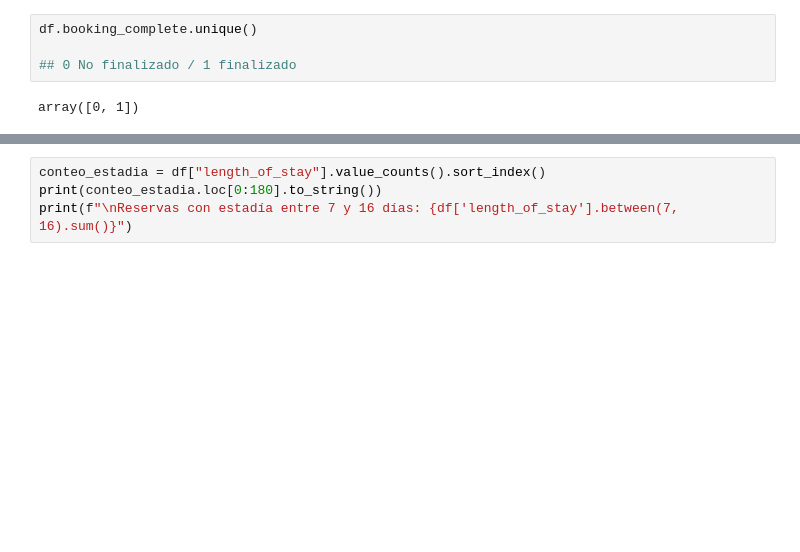
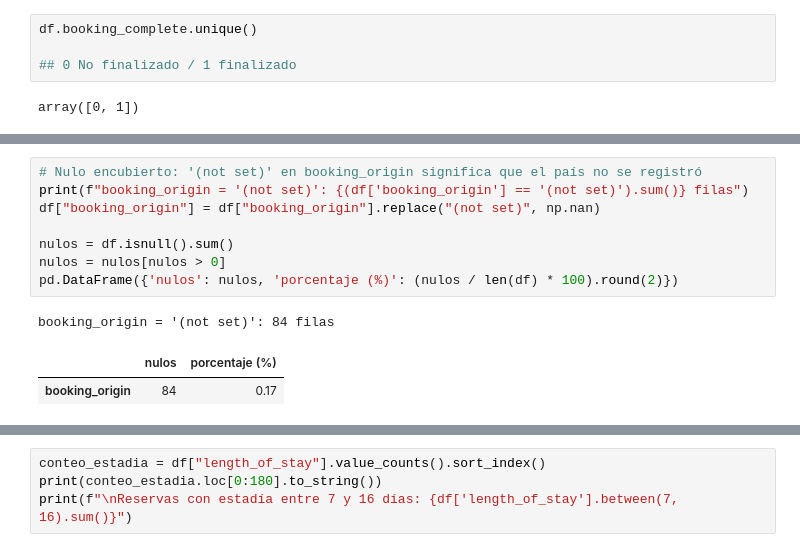
Before and after one commit to federicopintosr/diplomatura-tp-1, a Jupyter notebook: tp1/tp1.ipynb, the cells around one changed output, grey strips where cells are left out. Cells and saved outputs as stored; diff of their text form; blank space fills up the shorter version.

```diff
--- a/tp1/tp1.ipynb
+++ b/tp1/tp1.ipynb
@@ -196,0 +160,12 @@ Name: length_of_stay, dtype: float64
+# %%
+# Nulo encubierto: '(not set)' en booking_origin significa que el país no se registró
+print(f"booking_origin = '(not set)': {(df['booking_origin'] == '(not set)').sum()} filas")
+df["booking_origin"] = df["booking_origin"].replace("(not set)", np.nan)
+
+nulos = df.isnull().sum()
+nulos = nulos[nulos > 0]
+pd.DataFrame({'nulos': nulos, 'porcentaje (%)': (nulos / len(df) * 100).round(2)})
+# %% [output]
+booking_origin = '(not set)': 84 filas
+|  | nulos | porcentaje (%) |
+| booking_origin | 84 | 0.17 |
```
Also changed, not shown: parts of 40 cells of this notebook, 1 other file.
